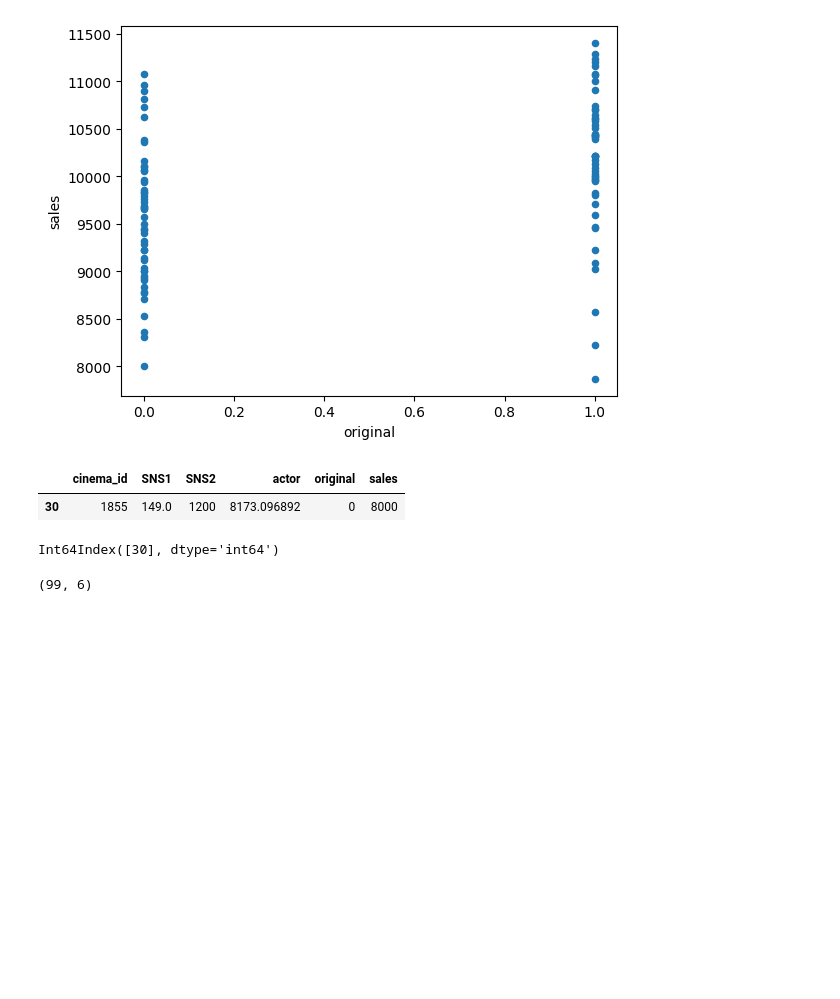
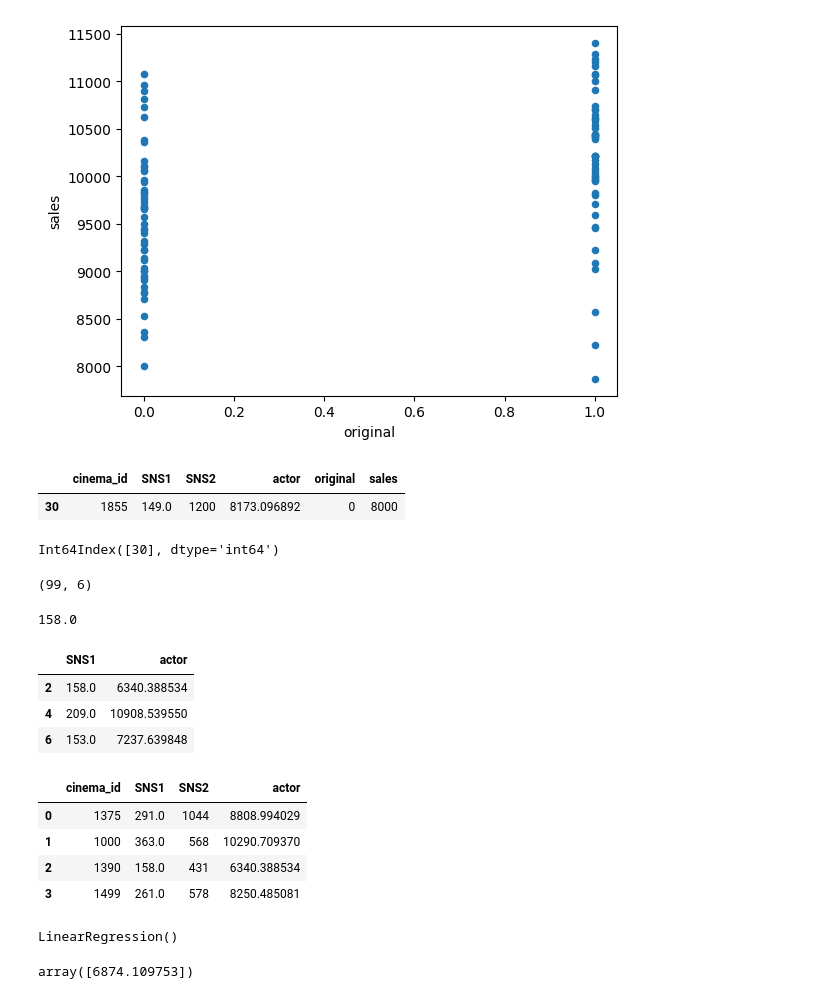
Before and after one commit to yamaguchinorimitsu/ajax_app, a Jupyter notebook: スッキリ機械第６章.ipynb, the cells around one changed output. Drawn from its saved outputs; the diff is of its cells as text; code cells hidden in the pictures; blank space fills up the shorter version.

```diff
--- a/スッキリ機械第６章.ipynb
+++ b/スッキリ機械第６章.ipynb
@@ -78,0 +85,22 @@ df3.shape
+# %%
+# インデックスが2、列がSNS1のマスの値のみ参照
+df3.loc[2, 'SNS1']
+# %% [output]
+158.0
+# %%
+index = [2, 4, 6] # インデックス
+col = ['SNS1', 'actor'] # 列名
+df3.loc[index, col]
+# %% [output]
+|  | SNS1 | actor |
+| 2 | 158.0 | 6340.388534 |
+| 4 | 209.0 | 10908.539550 |
+| 6 | 153.0 | 7237.639848 |
+# %%
+df3.loc[0:3, : 'actor']
+# %% [output]
+|  | cinema_id | SNS1 | SNS2 | actor |
+| 0 | 1375 | 291.0 | 1044 | 8808.994029 |
+| 1 | 1000 | 363.0 | 568 | 10290.709370 |
+| 2 | 1390 | 158.0 | 431 | 6340.388534 |
+| 3 | 1499 | 261.0 | 578 | 8250.485081 |
@@ -78,0 +115,10 @@ df3.shape
+# %%
+model.fit(x_train,y_train)
+# %% [output]
+LinearRegression()
+# %%
+new = [[150,700,300,0]]
+
+model.predict(new)
+# %% [output]
+array([6874.109753])
```
Also changed, not shown: parts of 7 cells of this notebook.
